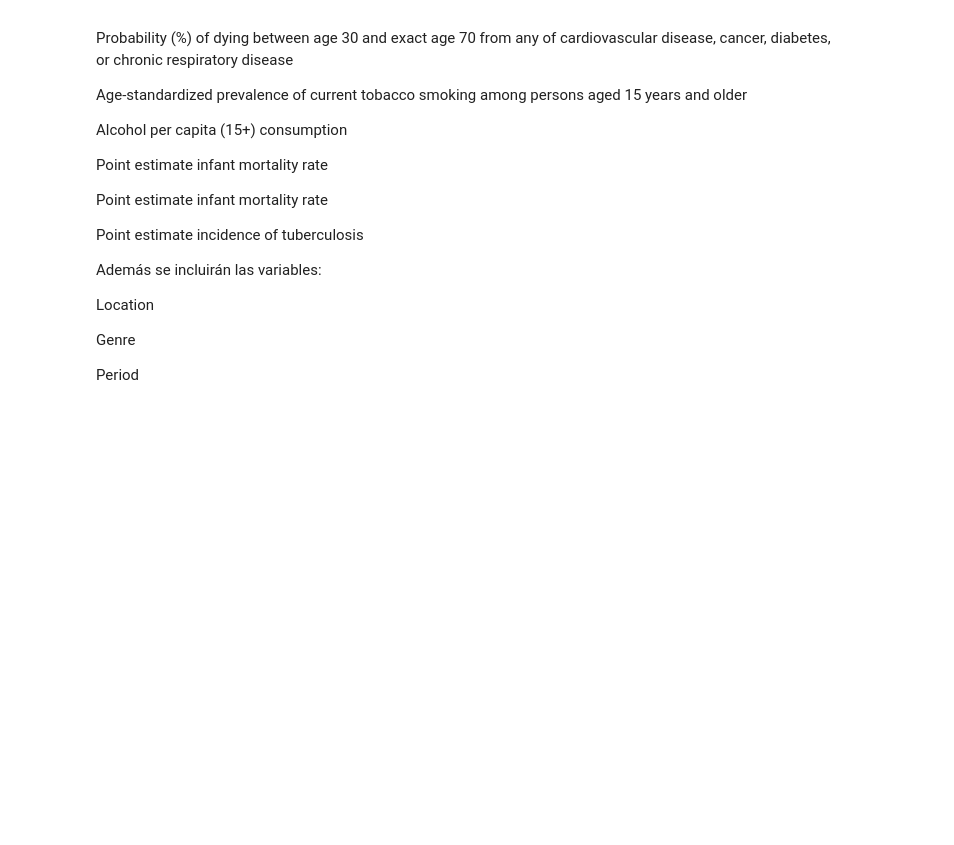
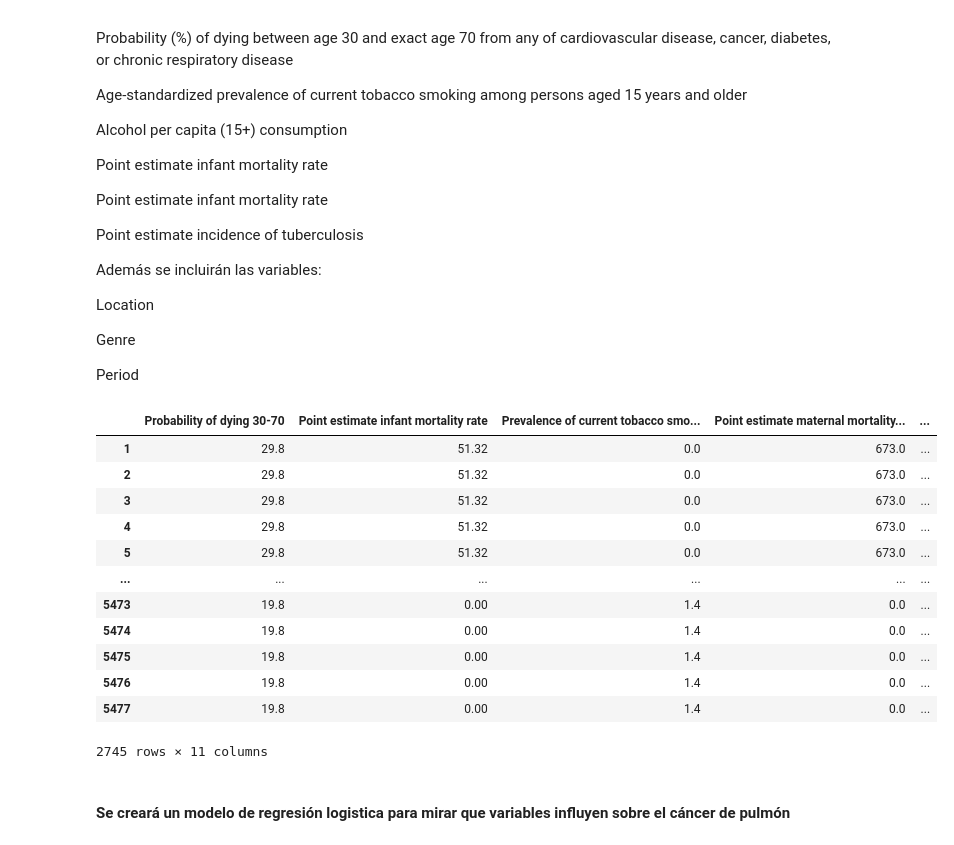
Before and after one commit to lauracamilaballesteros/Biostatistics-analysis, a Jupyter notebook: prueba.ipynb, the cells around one changed output. Drawn from its saved outputs; the diff is of its cells as text; code cells hidden in the pictures; blank space fills up the shorter version.

Commit message:
Avance de modelo en prueba tecnica

```diff
--- a/prueba.ipynb
+++ b/prueba.ipynb
@@ -1283,0 +1259,27 @@ Period
+# %%
+df_model_num = df_filtered_model[numerical_var_model]
+# %%
+categorical_var_model =['Gender']
+# %%
+df_model_caterical = df_filtered_model[categorical_var_model]
+# %%
+df_encoded = pd.get_dummies(df_model_caterical)
+df_train_model = pd.concat([df_model_num, df_encoded], axis=1)
+# %%
+df_train_model
+# %% [output]
+|  | Probability of dying 30-70 | Point estimate infant mortality rate | Prevalence of current tobacco smo... | Point estimate maternal mortality... | ... |
+| 1 | 29.8 | 51.32 | 0.0 | 673.0 | ... |
+| 2 | 29.8 | 51.32 | 0.0 | 673.0 | ... |
+| 3 | 29.8 | 51.32 | 0.0 | 673.0 | ... |
+| 4 | 29.8 | 51.32 | 0.0 | 673.0 | ... |
+| 5 | 29.8 | 51.32 | 0.0 | 673.0 | ... |
+| ... | ... | ... | ... | ... | ... |
+| 5473 | 19.8 | 0.00 | 1.4 | 0.0 | ... |
+| 5474 | 19.8 | 0.00 | 1.4 | 0.0 | ... |
+| 5475 | 19.8 | 0.00 | 1.4 | 0.0 | ... |
+| 5476 | 19.8 | 0.00 | 1.4 | 0.0 | ... |
+| 5477 | 19.8 | 0.00 | 1.4 | 0.0 | ... |
+2745 rows × 11 columns
+# %% [markdown]
+#### **Se creará un modelo de regresión logistica para mirar que variables influyen sobre el cáncer de pulmón**
```
Also changed, not shown: parts of 15 cells of this notebook, 3 other files.
